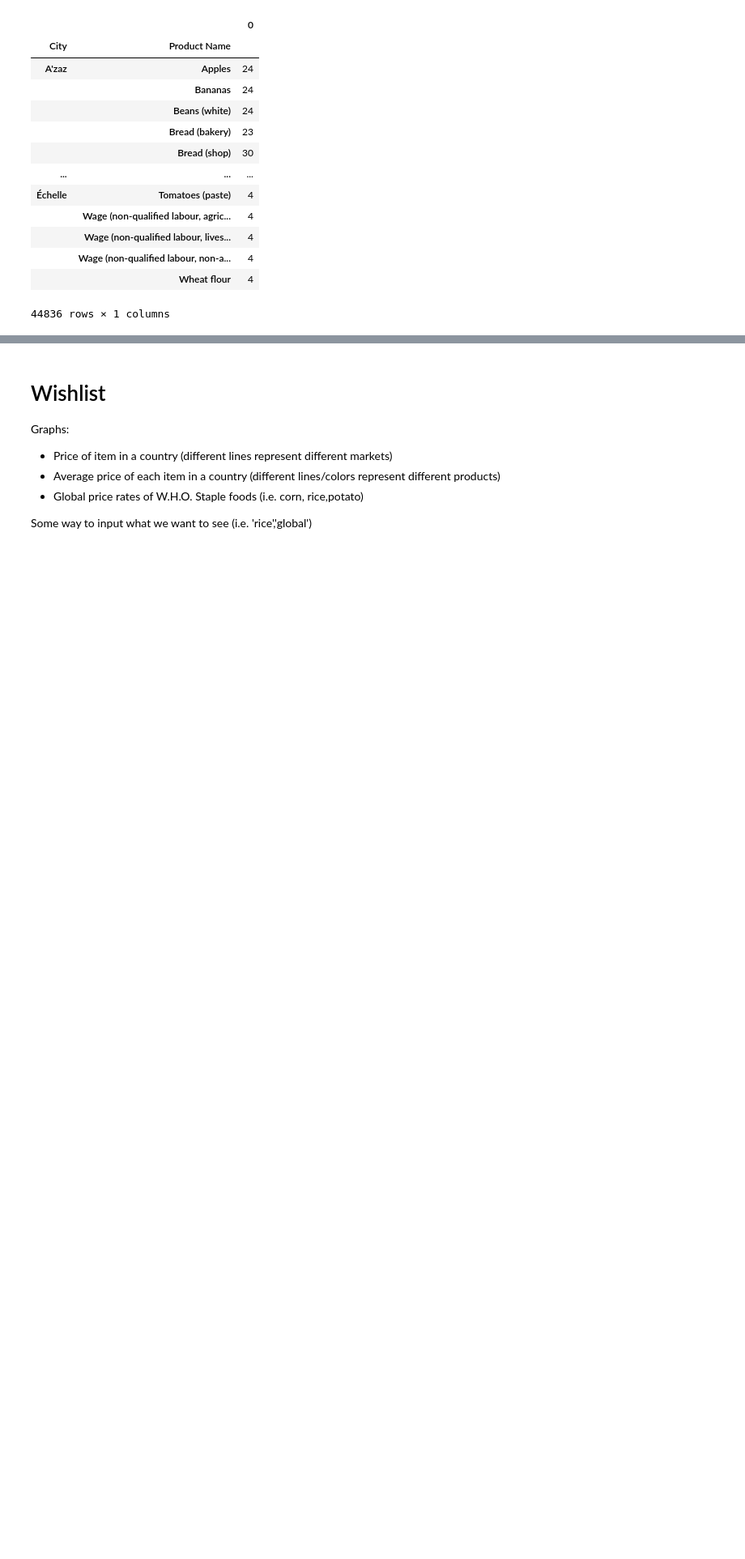
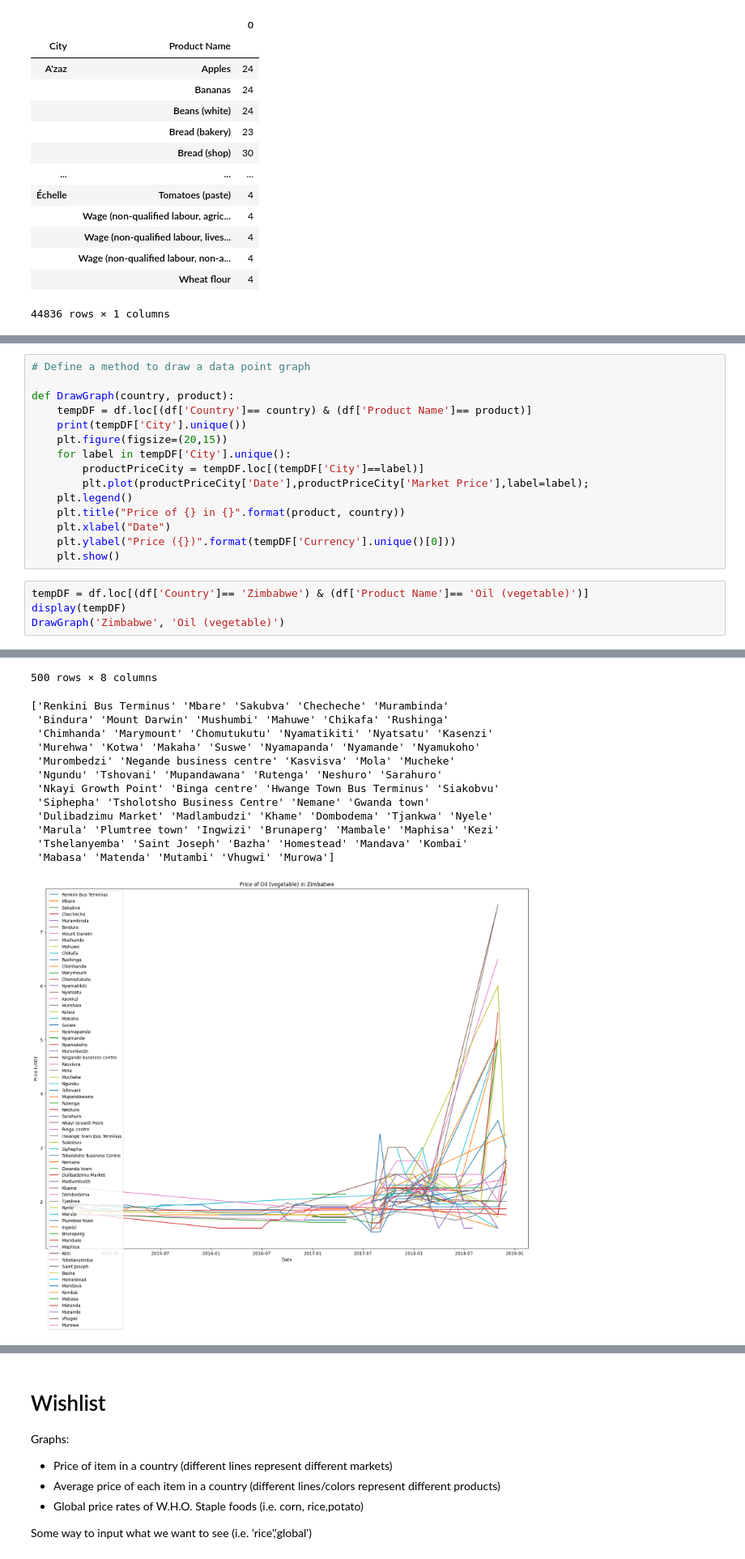
Before and after one commit to gigawawa/Food-Prices-Project, a Jupyter notebook: foodPriceAnalysis.ipynb, the cells around one changed output, grey strips where cells are left out. Shown at 81% size. Drawn from its saved outputs; the diff is of its cells as text; blank space fills up the shorter version.

Commit message:
More progress with graphs!

```diff
--- a/foodPriceAnalysis.ipynb
+++ b/foodPriceAnalysis.ipynb
@@ -224,0 +205,20 @@ plt.show()
+# %%
+# Define a method to draw a data point graph
+
+def DrawGraph(country, product):
+    tempDF = df.loc[(df['Country']== country) & (df['Product Name']== product)]
+    print(tempDF['City'].unique())
+    plt.figure(figsize=(20,15))
+    for label in tempDF['City'].unique():
+        productPriceCity = tempDF.loc[(tempDF['City']==label)]
+        plt.plot(productPriceCity['Date'],productPriceCity['Market Price'],label=label);
+    plt.legend()
+    plt.title("Price of {} in {}".format(product, country))
+    plt.xlabel("Date")
+    plt.ylabel("Price ({})".format(tempDF['Currency'].unique()[0]))
+    plt.show()
+# %%
+tempDF = df.loc[(df['Country']== 'Zimbabwe') & (df['Product Name']== 'Oil (vegetable)')]
+display(tempDF)
+DrawGraph('Zimbabwe', 'Oil (vegetable)')
+# %% [output]
@@ -224,0 +237,14 @@ plt.show()
+500 rows × 8 columns
+['Renkini Bus Terminus' 'Mbare' 'Sakubva' 'Checheche' 'Murambinda'
+ 'Bindura' 'Mount Darwin' 'Mushumbi' 'Mahuwe' 'Chikafa' 'Rushinga'
+ 'Chimhanda' 'Marymount' 'Chomutukutu' 'Nyamatikiti' 'Nyatsatu' 'Kasenzi'
+ 'Murehwa' 'Kotwa' 'Makaha' 'Suswe' 'Nyamapanda' 'Nyamande' 'Nyamukoho'
+ 'Murombedzi' 'Negande business centre' 'Kasvisva' 'Mola' 'Mucheke'
+ 'Ngundu' 'Tshovani' 'Mupandawana' 'Rutenga' 'Neshuro' 'Sarahuro'
+ 'Nkayi Growth Point' 'Binga centre' 'Hwange Town Bus Terminus' 'Siakobvu'
+ 'Siphepha' 'Tsholotsho Business Centre' 'Nemane' 'Gwanda town'
+ 'Dulibadzimu Market' 'Madlambudzi' 'Khame' 'Dombodema' 'Tjankwa' 'Nyele'
+ 'Marula' 'Plumtree town' 'Ingwizi' 'Brunaperg' 'Mambale' 'Maphisa' 'Kezi'
+ 'Tshelanyemba' 'Saint Joseph' 'Bazha' 'Homestead' 'Mandava' 'Kombai'
+ 'Mabasa' 'Matenda' 'Mutambi' 'Vhugwi' 'Murowa']
+[figure, added]
```
Also changed, not shown: parts of 11 cells of this notebook.
